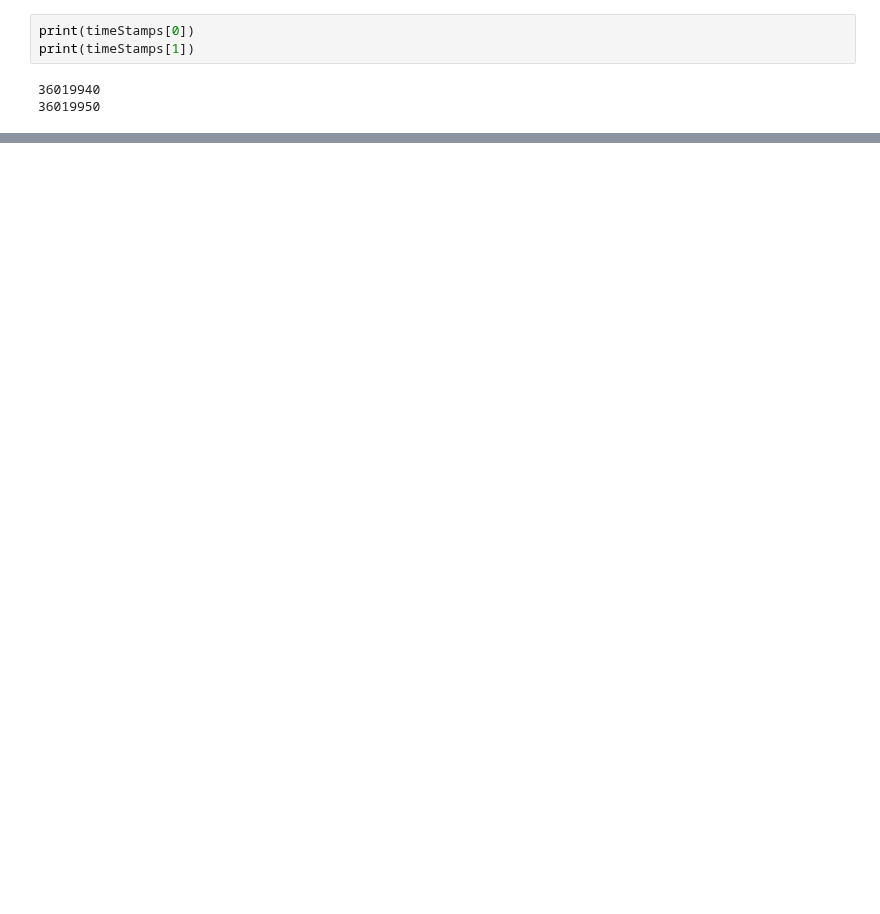
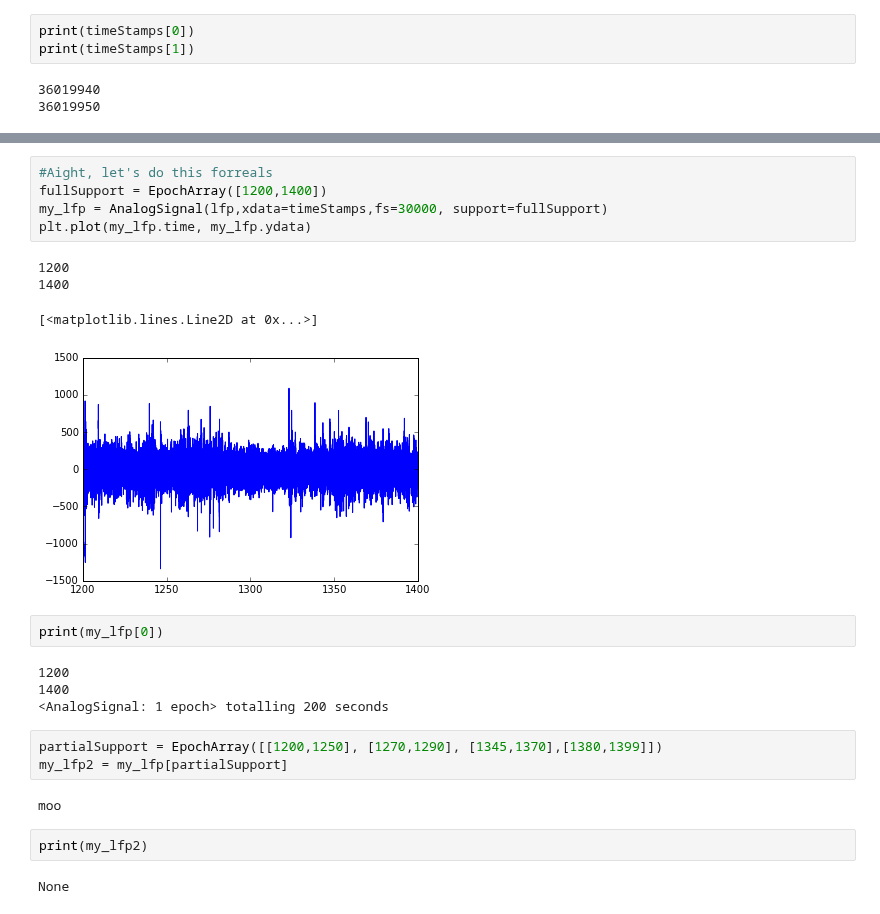
Before and after one commit to nelpy/nelpy, a Jupyter notebook: examples/Playground-SD.ipynb, the cells around one changed output, grey strips where cells are left out. Cells and saved outputs as stored; diff of their text form; blank space fills up the shorter version.

```diff
--- a/examples/Playground-SD.ipynb
+++ b/examples/Playground-SD.ipynb
@@ -99,0 +112,25 @@ TypeError: fs and xdata must be passed if support is specified
+# %%
+#Aight, let's do this forreals
+fullSupport = EpochArray([1200,1400])
+my_lfp = AnalogSignal(lfp,xdata=timeStamps,fs=30000, support=fullSupport)
+plt.plot(my_lfp.time, my_lfp.ydata)
+# %% [output]
+1200
+1400
+[<matplotlib.lines.Line2D at 0x...>]
+[figure, added]
+# %%
+print(my_lfp[0])
+# %% [output]
+1200
+1400
+<AnalogSignal: 1 epoch> totalling 200 seconds
+# %%
+partialSupport = EpochArray([[1200,1250], [1270,1290], [1345,1370],[1380,1399]])
+my_lfp2 = my_lfp[partialSupport]
+# %% [output]
+moo
+# %%
+print(my_lfp2)
+# %% [output]
+None
```
Also changed, not shown: parts of 3 cells of this notebook, 2 other files.
